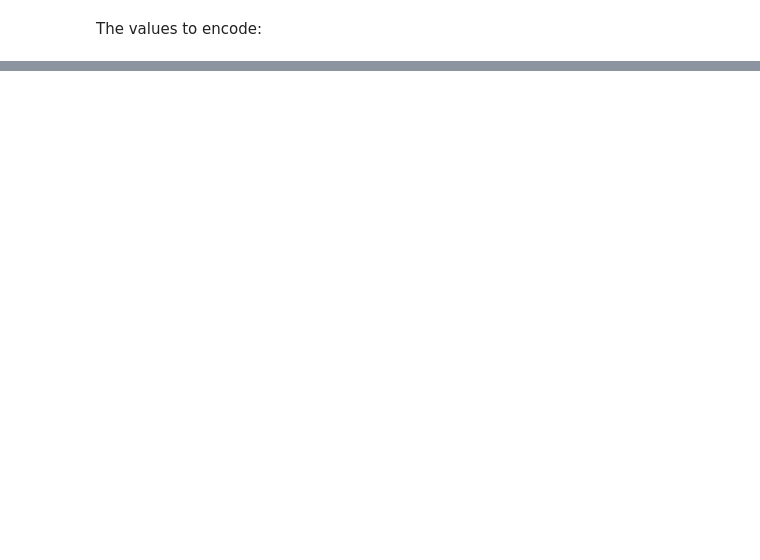
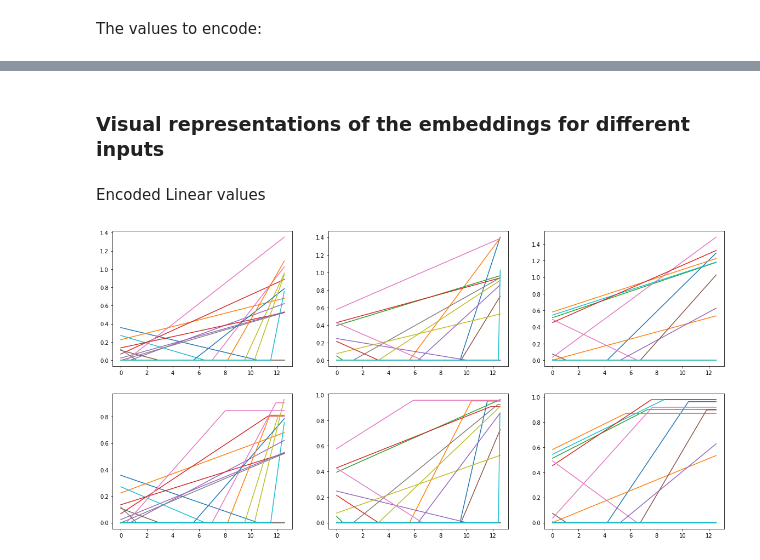
Before and after one commit to leomrocha/neural-representations, a Jupyter notebook: notebooks/ScalarRepresentation_tests.ipynb, the cells around one changed output, grey strips where cells are left out. Cells and saved outputs as stored; diff of their text form; code cells hidden in the pictures; blank space fills up the shorter version.

Commit message:
advancing on the plots

```diff
--- a/notebooks/ScalarRepresentation_tests.ipynb
+++ b/notebooks/ScalarRepresentation_tests.ipynb
@@ -178,4 +181,5 @@ for c in lim_curves:
 # %% [markdown]
 Building a few ensembles with more neurons and visualizing how each encodes a sine wave and a linear function, the encodings and decodings are shown with neurons that saturate and neurons that do not saturate.
 # %%
-ensembles = [Ensemble(50) for i in range(5)]
+n_ensambles = 3
+ensembles = [Ensemble(20) for i in range(n_ensambles)]
@@ -217,3 +224,6 @@ len(ey)
+# %%
+# selarate the encoded functions
+lin_e, sin_e, rand_e = enc
 # %% [markdown]
 The values to encode:
 # %%
@@ -229,10 +236,0 @@ The following shows in order the encodings
-# %%
-f, axes = plt.subplots(3,5, figsize=(20, 4))
-# TODO here the graphs
-# checking each encoding of the 5 for each function
-for e in enc:
-    for c in curves:
-        axes[0].plot(xes,c)
-
-    for c in lim_curves:
-        axes[1].plot(xes,c)
@@ -278,0 +237,10 @@ plt.legend()
+# %%
+def plot_data(data, ns_axe=0, sat_axe=1):
+    for i in range(len(data)):
+        e = data[i]
+        ns_e = np.transpose(e[0])
+        sat_e = np.transpose(e[1])
+        for c in ns_e:
+            axes[ns_axe][i].plot(x,c)
+        for c in sat_e:
+            axes[sat_axe][i].plot(x,c)
@@ -278,0 +253,9 @@ plt.legend()
+# %% [markdown]
+### Visual representations of the embeddings for different inputs
+# %% [markdown]
+Encoded Linear values
+# %%
+f, axes = plt.subplots(2,3, figsize=(20, 10))
+plot_data(lin_e, ns_axe=0, sat_axe=1)
+# %% [output]
+[figure, added]
```
Also changed, not shown: parts of 44 cells of this notebook.
